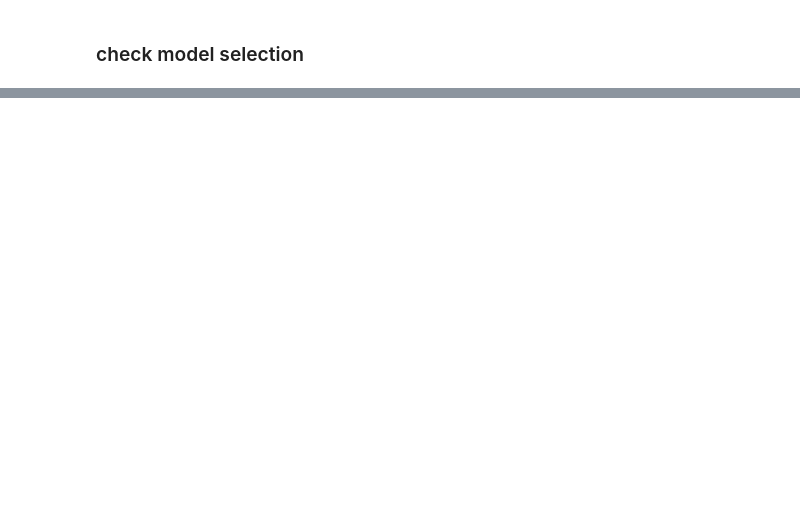
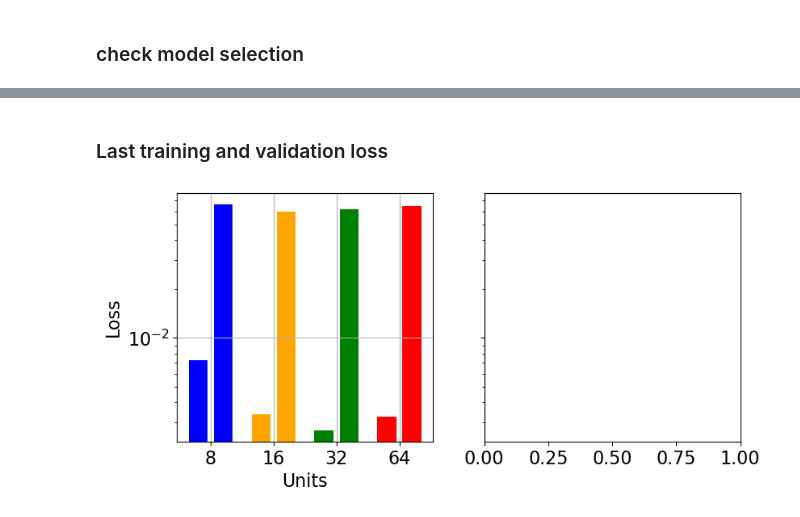
Before and after one commit to noobcode/soft_tex, a Jupyter notebook: notebooks/check_model_selection.ipynb, the cells around one changed output, grey strips where cells are left out. Saved outputs shown, nothing was run; the diff lists cells and outputs as text; code cells hidden in the pictures; blank space fills up the shorter version.

```diff
--- a/notebooks/check_model_selection.ipynb
+++ b/notebooks/check_model_selection.ipynb
@@ -122,0 +205,21 @@ ax3.grid()
+# %% [markdown]
+### Last training and validation loss
+# %%
+fig, axes = plt.subplots(nrows=1, ncols=2, figsize=(9,4), sharey=True)
+
+for i, (color, unit) in enumerate(zip(colors, units)):
+    epochs, avg_tr_loss_curve, std_tr_loss_curve, avg_vl_loss_curve, std_vl_loss_curve = get_average_learning_curve(unit, model)
+
+    # training loss
+    axes[0].bar(i-0.2, avg_tr_loss_curve[-1], color=color, width=0.3)
+    axes[0].bar(i+0.2, avg_vl_loss_curve[-1], color=color, width=0.3)
+    #axes[0].fill_between(x=epochs, y1=avg_tr_loss_curve - std_tr_loss_curve, y2=avg_tr_loss_curve + std_tr_loss_curve, color=color, alpha=0.3)
+    axes[0].grid(True)
+    axes[0].set_ylabel('Loss')
+    axes[0].set_xlabel('Units')
+    #axes[0].legend(title='GRU', loc='best', ncols=2)
+    #axes[0].set_xticklabels(units)
+    axes[0].set_xticks([0,1,2,3], units)
+    axes[0].set_yscale('log')
+# %% [output]
+[figure, added]
```
Also changed, not shown: parts of 11 cells of this notebook.
